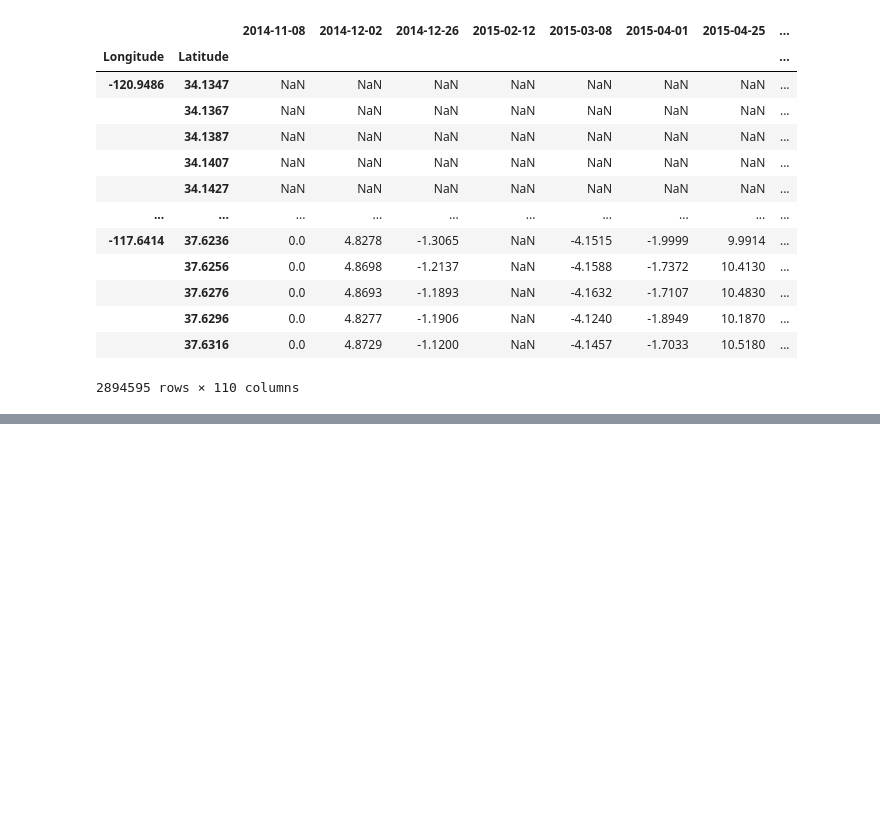
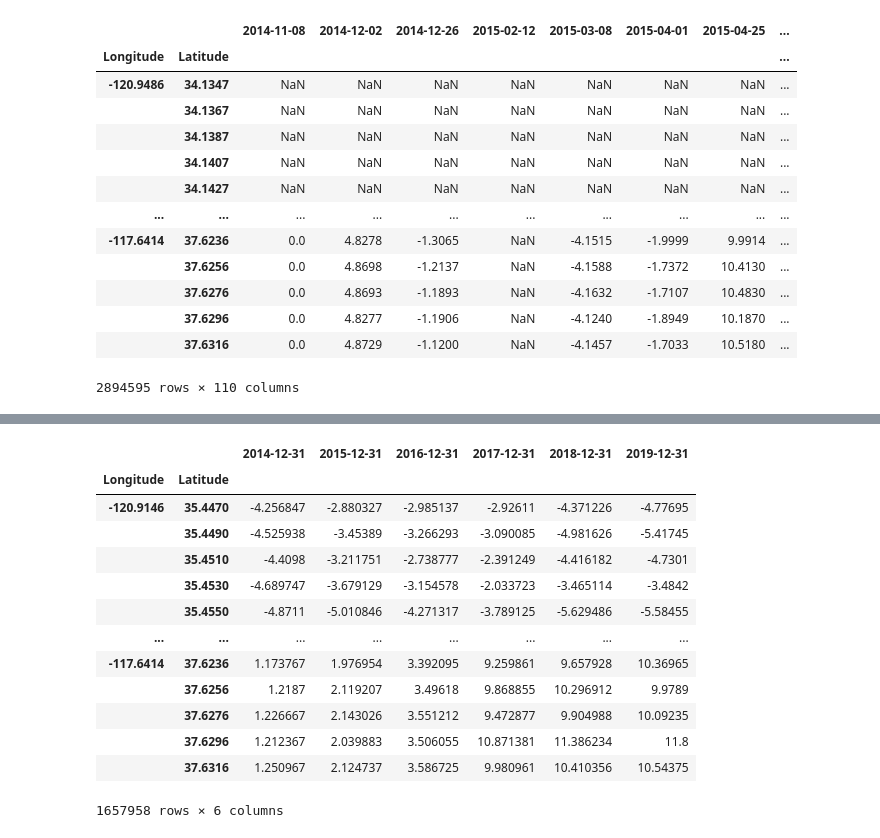
Before and after one commit to JayUpadhyayCS/DSFellowship, a Jupyter notebook: sarimax721.ipynb, the cells around one changed output, grey strips where cells are left out. Saved outputs shown, nothing was run; the diff lists cells and outputs as text; code cells hidden in the pictures; blank space fills up the shorter version.

```diff
--- a/sarimax721.ipynb
+++ b/sarimax721.ipynb
@@ -71,0 +122,2 @@ df
+# %%
+data3=data.resample("Y", on="index").agg('mean').reset_index(drop=False)
@@ -71,0 +136,6 @@ df
+# %%
+data3=data3.transpose()
+# %%
+data3.columns=data3.iloc[0].values
+# %%
+data3=data3[1:]
@@ -72,3 +162,20 @@ df
+# %%
+data3
+# %% [output]
+|  |  | 2014-12-31 | 2015-12-31 | 2016-12-31 | 2017-12-31 | 2018-12-31 | 2019-12-31 |
+| Longitude | Latitude |  |  |  |  |  |  |
+| -120.9146 | 35.4470 | -4.256847 | -2.880327 | -2.985137 | -2.92611 | -4.371226 | -4.77695 |
+|  | 35.4490 | -4.525938 | -3.45389 | -3.266293 | -3.090085 | -4.981626 | -5.41745 |
+|  | 35.4510 | -4.4098 | -3.211751 | -2.738777 | -2.391249 | -4.416182 | -4.7301 |
+|  | 35.4530 | -4.689747 | -3.679129 | -3.154578 | -2.033723 | -3.465114 | -3.4842 |
+|  | 35.4550 | -4.8711 | -5.010846 | -4.271317 | -3.789125 | -5.629486 | -5.58455 |
+| ... | ... | ... | ... | ... | ... | ... | ... |
+| -117.6414 | 37.6236 | 1.173767 | 1.976954 | 3.392095 | 9.259861 | 9.657928 | 10.36965 |
+|  | 37.6256 | 1.2187 | 2.119207 | 3.49618 | 9.868855 | 10.296912 | 9.9789 |
+|  | 37.6276 | 1.226667 | 2.143026 | 3.551212 | 9.472877 | 9.904988 | 10.09235 |
+|  | 37.6296 | 1.212367 | 2.039883 | 3.506055 | 10.871381 | 11.386234 | 11.8 |
+|  | 37.6316 | 1.250967 | 2.124737 | 3.586725 | 9.980961 | 10.410356 | 10.54375 |
+1657958 rows × 6 columns
 # %%
 def shaping(datain, timestep):
 
```
Also changed, not shown: parts of 18 cells of this notebook, 7 other files.
